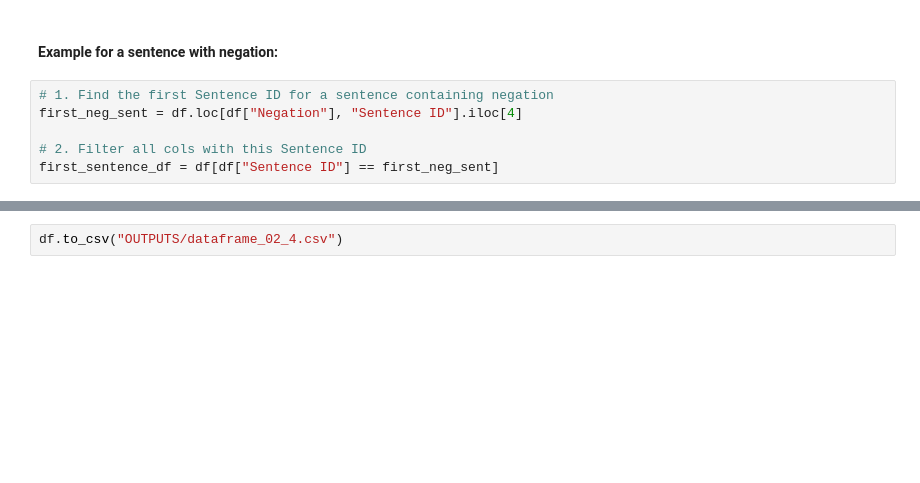
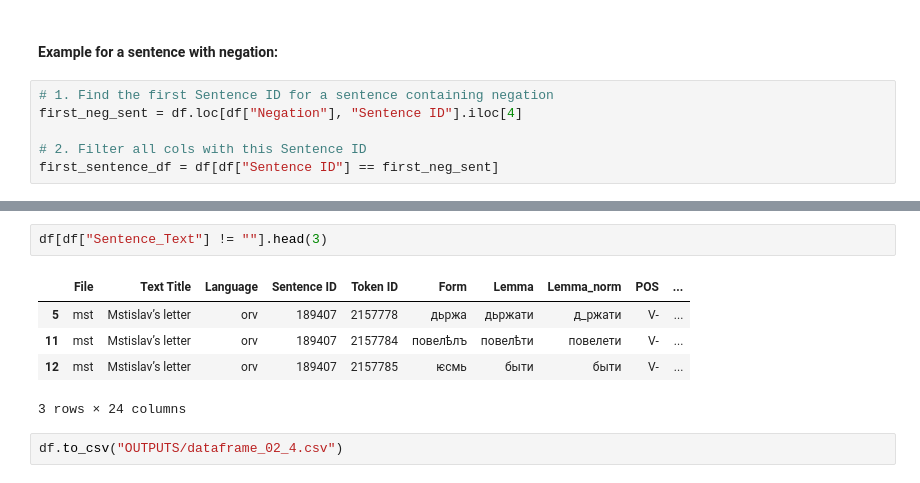
Before and after one commit to m03dtb/old-east-slavic-corpus-analysis, a Jupyter notebook: 02/4_Negation.ipynb, the cells around one changed output, grey strips where cells are left out. Cells and saved outputs as stored; diff of their text form; blank space fills up the shorter version.

```diff
--- a/02/4_Negation.ipynb
+++ b/02/4_Negation.ipynb
@@ -340,2 +393,10 @@ first_sentence_df[["Form", "Lemma","Sentence ID", "Token ID","POS", "Head ID", "
+# %%
+df[df["Sentence_Text"] != ""].head(3)
+# %% [output]
+|  | File | Text Title | Language | Sentence ID | Token ID | Form | Lemma | Lemma_norm | POS | ... |
+| 5 | mst | Mstislav’s letter | orv | 189407 | 2157778 | дьржа | дьржати | д_ржати | V- | ... |
+| 11 | mst | Mstislav’s letter | orv | 189407 | 2157784 | повелѣлъ | повелѣти | повелети | V- | ... |
+| 12 | mst | Mstislav’s letter | orv | 189407 | 2157785 | ѥсмь | быти | быти | V- | ... |
+3 rows × 24 columns
 # %%
 df.to_csv("OUTPUTS/dataframe_02_4.csv")
```
Also changed, not shown: parts of 7 cells of this notebook, 3 other files.
